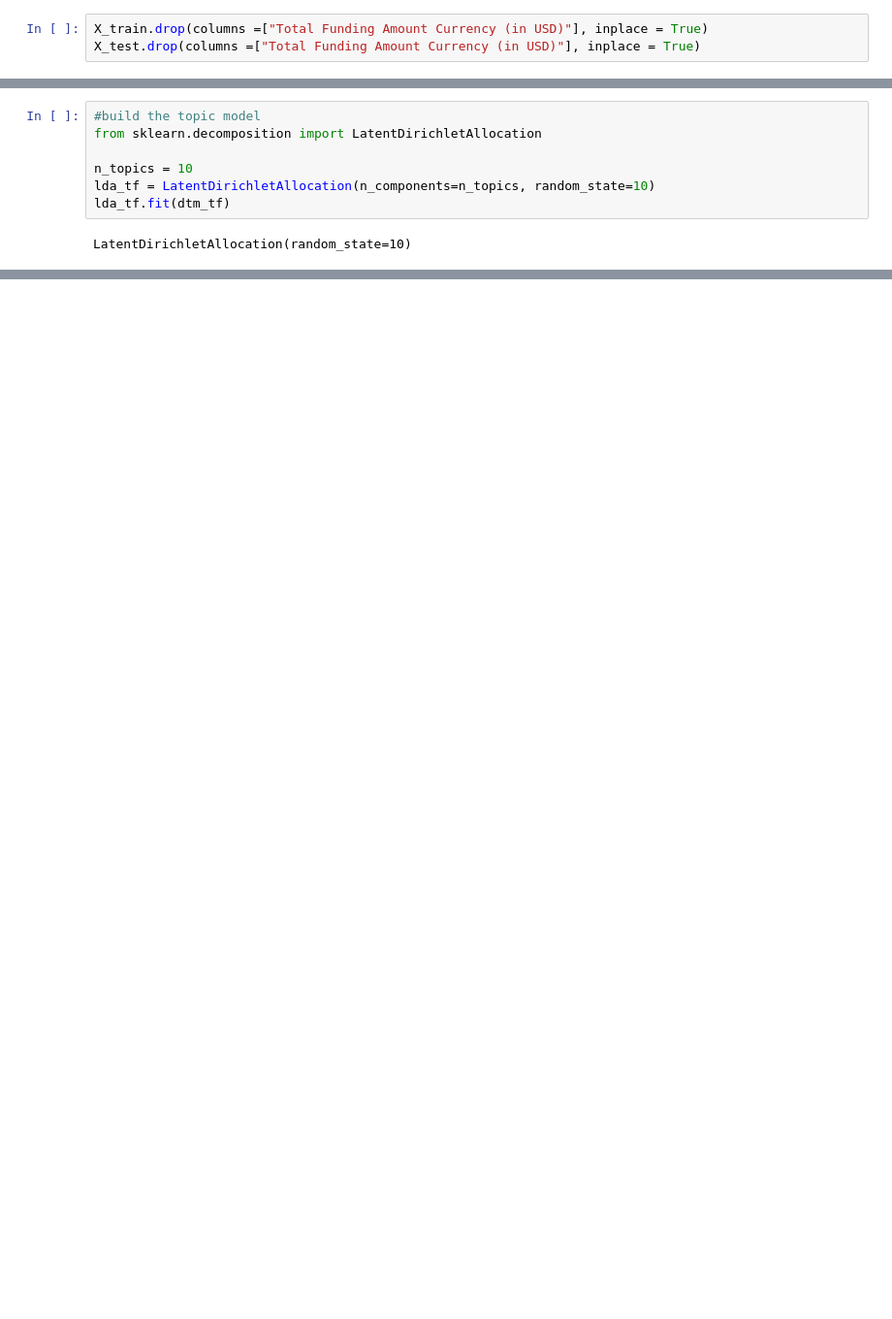
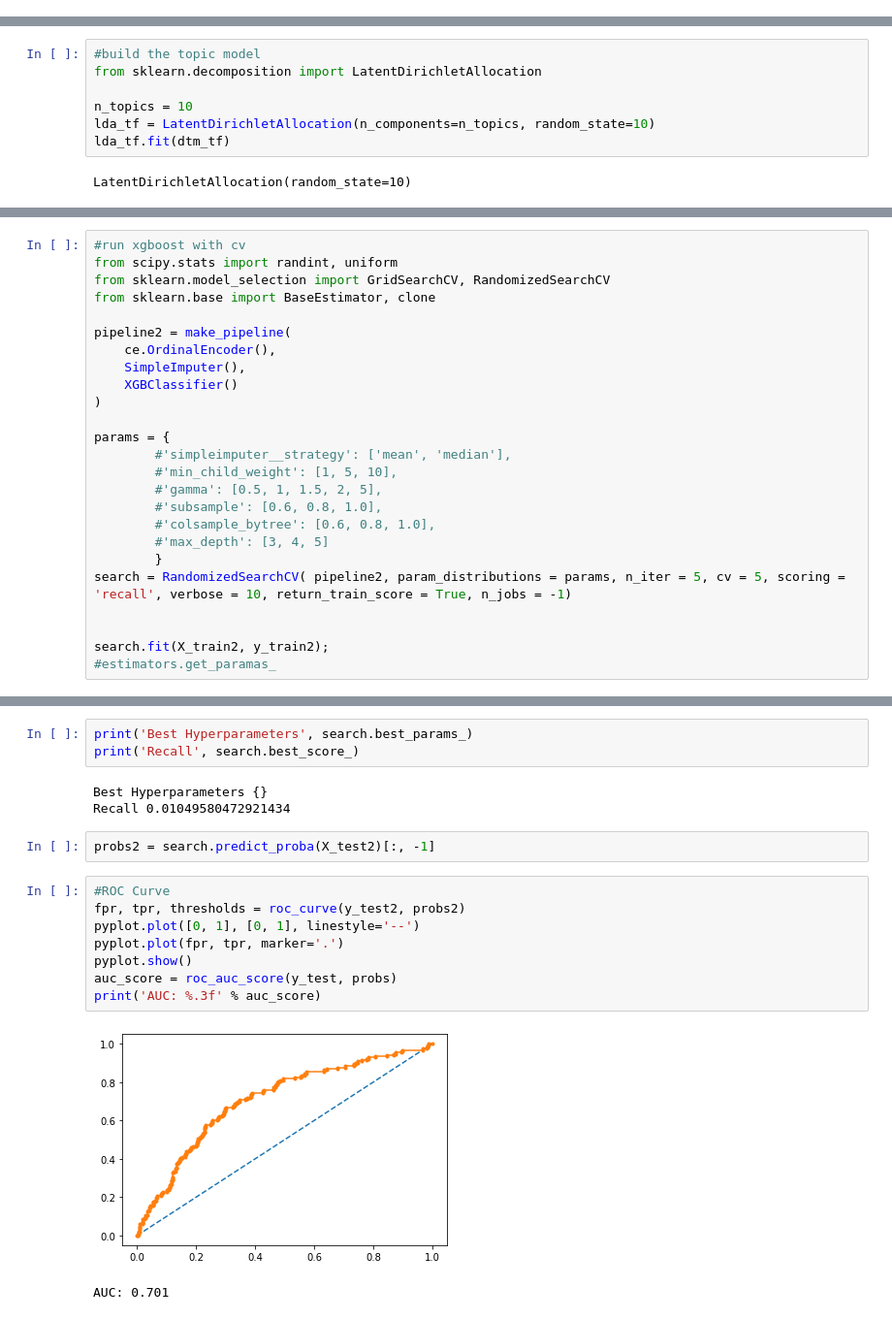
Before and after one commit to agpark1/VC-Sourcing-Model-Unit2-Build, a Jupyter notebook: 2A.ipynb, the cells around one changed output, grey strips where cells are left out. Shown at 97% size. Drawn from its saved outputs; the diff is of its cells as text; blank space fills up the shorter version.

```diff
--- a/2A.ipynb
+++ b/2A.ipynb
@@ -219,6 +226,3 @@ X_train.shape , X_test.shape, y_train.shape, y_test.shape
-# %%
-X_train.drop(columns =["Total Funding Amount Currency (in USD)"], inplace = True)
-X_test.drop(columns =["Total Funding Amount Currency (in USD)"], inplace = True)
 # %%
 import category_encoders as ce
 from sklearn.impute import SimpleImputer
@@ -499,0 +531,25 @@ New Dataframe Shape: (12623, 36)
+# %%
+#run xgboost with cv
+from scipy.stats import randint, uniform
+from sklearn.model_selection import GridSearchCV, RandomizedSearchCV
+from sklearn.base import BaseEstimator, clone
+
+pipeline2 = make_pipeline(
+    ce.OrdinalEncoder(),
+    SimpleImputer(),
+    XGBClassifier()
+)
+
+params = {
+        #'simpleimputer__strategy': ['mean', 'median'],
+        #'min_child_weight': [1, 5, 10],
+        #'gamma': [0.5, 1, 1.5, 2, 5],
+        #'subsample': [0.6, 0.8, 1.0],
+        #'colsample_bytree': [0.6, 0.8, 1.0],
+        #'max_depth': [3, 4, 5]
+        }
+search = RandomizedSearchCV( pipeline2, param_distributions = params, n_iter = 5, cv = 5, scoring = 'recall', verbose = 10, return_train_score = True, n_jobs = -1)
+
+
+search.fit(X_train2, y_train2);
+#estimators.get_paramas_
@@ -499,0 +563,19 @@ New Dataframe Shape: (12623, 36)
+# %%
+print('Best Hyperparameters', search.best_params_)
+print('Recall', search.best_score_)
+# %% [output]
+Best Hyperparameters {}
+Recall 0.01049580472921434
+# %%
+probs2 = search.predict_proba(X_test2)[:, -1]
+# %%
+#ROC Curve
+fpr, tpr, thresholds = roc_curve(y_test2, probs2)
+pyplot.plot([0, 1], [0, 1], linestyle='--')
+pyplot.plot(fpr, tpr, marker='.')
+pyplot.show()
+auc_score = roc_auc_score(y_test, probs)
+print('AUC: %.3f' % auc_score)
+# %% [output]
+[figure, added]
+AUC: 0.701
```
Also changed, not shown: parts of 30 cells of this notebook.
